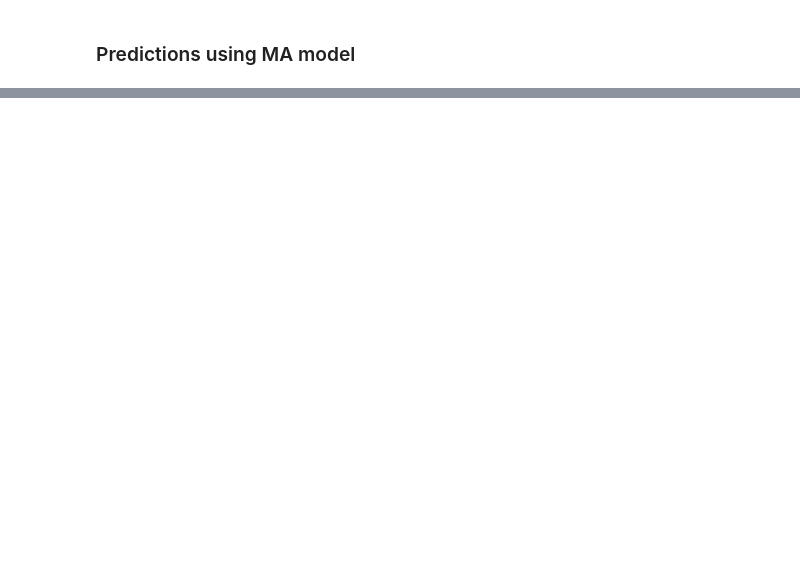
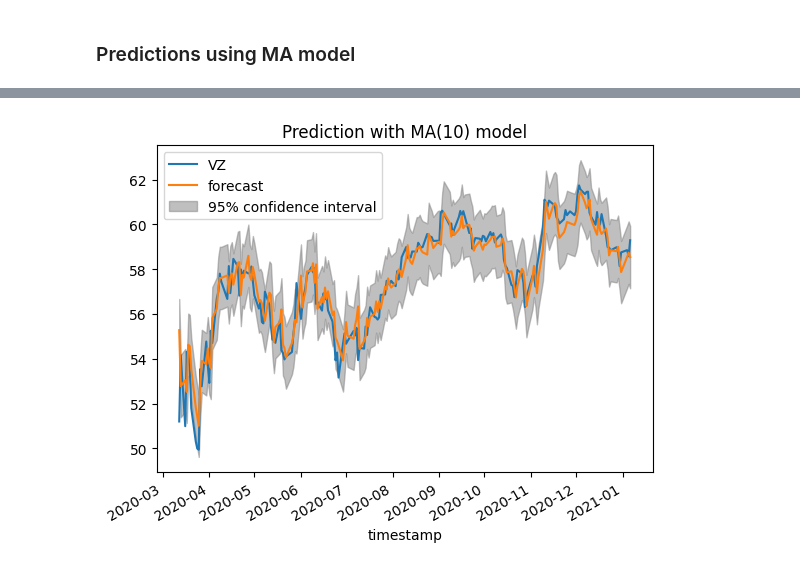
Before and after one commit to pallabee/Time-Series-for-Stock-Price-Prediction, a Jupyter notebook: modelling/traditional models/moving_average.ipynb, the cells around one changed output, grey strips where cells are left out. Cells and saved outputs as stored; diff of their text form; code cells hidden in the pictures; blank space fills up the shorter version.

```diff
--- a/modelling/traditional models/moving_average.ipynb
+++ b/modelling/traditional models/moving_average.ipynb
@@ -72,0 +55,4 @@ Warnings:
+# %%
+ARMA10_model = ARIMA(VZ_df['VZ'], order=(0, 0, 10))
+results10 = ARMA10_model.fit()
+print(results10.params[1])
@@ -84,0 +82,8 @@ plt.show()
+# %%
+fig, ax = plt.subplots();
+VZ_df['VZ'].loc[VZ_df['VZ'].index[300]:].plot(ax=ax)
+plot_predict(results10, start=start_date, end=end_date, ax=ax)
+plt.title("Prediction with MA(10) model")
+plt.show()
+# %% [output]
+[figure, added]
```
Also changed, not shown: parts of 11 cells of this notebook.
